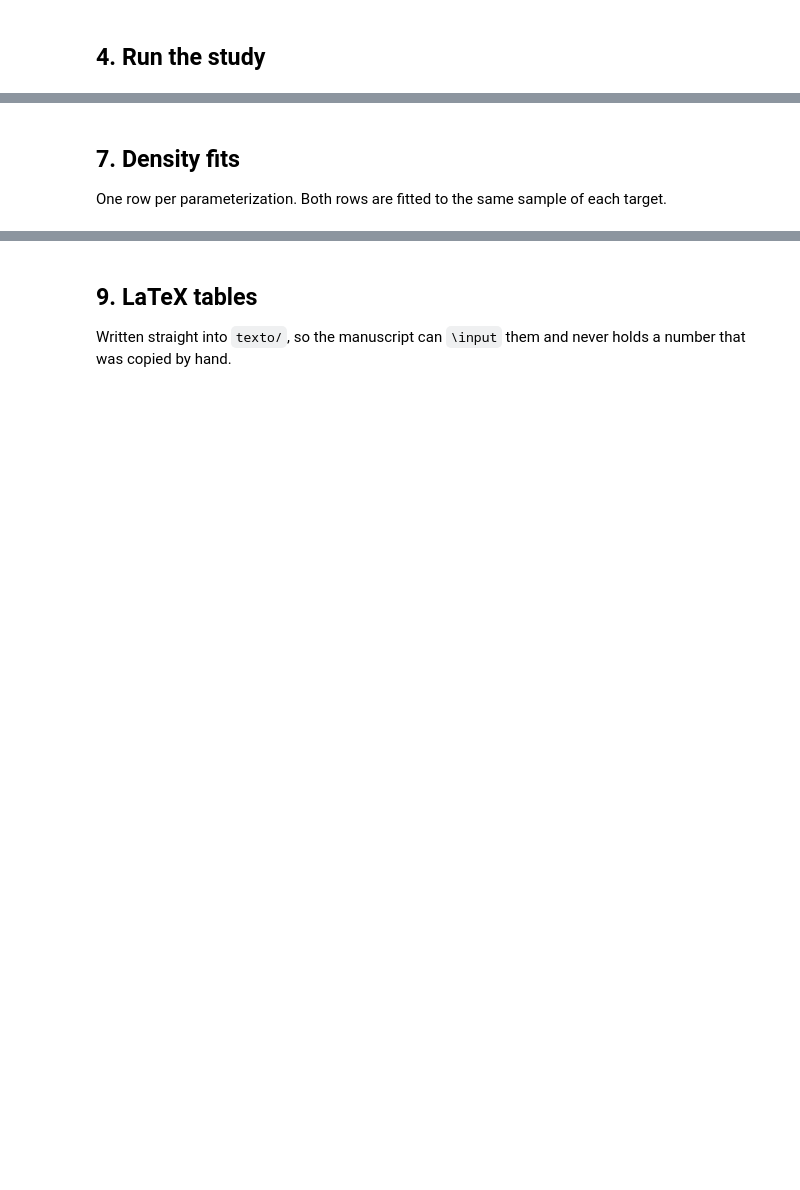
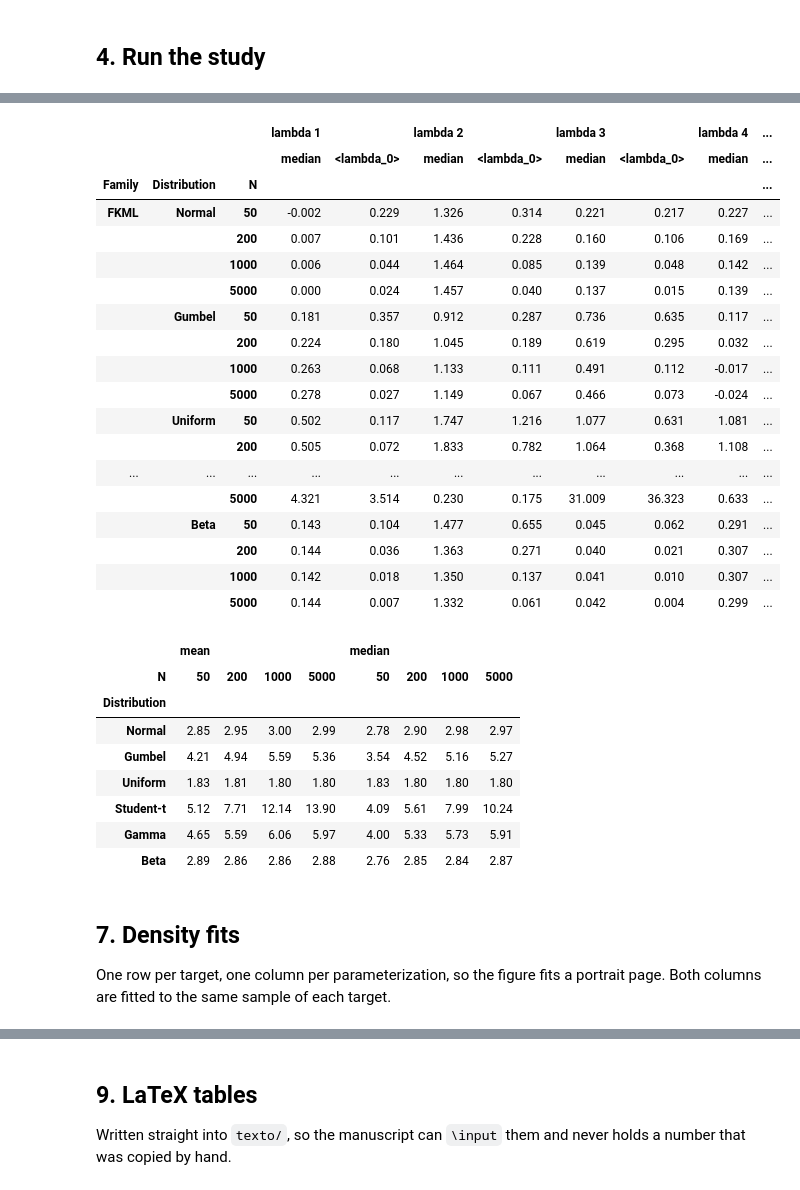
Before and after one commit to Pesquisa-UFCAT/pyGLAM, a Jupyter notebook: 00_pyglam_test.ipynb, the cells around one changed output, grey strips where cells are left out. Drawn from its saved outputs; the diff is of its cells as text; code cells hidden in the pictures; blank space fills up the shorter version.

```diff
--- a/00_pyglam_test.ipynb
+++ b/00_pyglam_test.ipynb
@@ -498,0 +334,32 @@ params.round(3)
+# %%
+def slope_and_r2(x, y):
+    a, b = np.polyfit(x, y, 1)
+    r2   = 1 - ((y - (a * x + b)) ** 2).sum() / ((y - y.mean()) ** 2).sum()
+    return a, r2
+
+
+boot_rng = np.random.default_rng(base_seed)
+rates = []
+for family in families:
+    for name in targets:
+        cell = good[(good['Family'] == family) & (good['Distribution'] == name)]
+        ks_by_n = [cell.loc[cell['N'] == n, 'KS'].to_numpy() for n in sizes]
+        x = np.log(np.asarray(sizes, dtype=float))
+        y = np.log([np.median(v) for v in ks_by_n])
+        a, r2 = slope_and_r2(x, y)
+
+        # bootstrap: resample the replicates of every N independently, refit the slope
+        med = np.column_stack([np.median(v[boot_rng.integers(0, v.size, (n_boot, v.size))], axis=1)
+                               for v in ks_by_n])
+        ly  = np.log(med)
+        xc  = x - x.mean()
+        boot_slopes = (ly - ly.mean(axis=1, keepdims=True)) @ xc / (xc @ xc)
+        lo, hi = np.percentile(boot_slopes, [2.5, 97.5])
+
+        rates.append({'Family': family, 'Distribution': name, 'slope': a,
+                      'CI low': lo, 'CI high': hi, 'R2': r2,
+                      'regime': 'sampling-limited' if a < -0.45 else
+                                ('mixed' if a < -0.30 else 'structural floor')})
+
+rates = pd.DataFrame(rates)
+rates.round(3)
@@ -499,5 +386,44 @@ params.round(3)
+# %%
+params = (good.groupby(['Family', 'Distribution', 'N'], sort=False)
+              [['lambda 1', 'lambda 2', 'lambda 3', 'lambda 4']]
+              .agg(['median', lambda v: v.quantile(0.75) - v.quantile(0.25)]))
+display(params.round(3))
+
+kurt = (raw[raw['Family'] == 'FKML'].groupby(['Distribution', 'N'], sort=False)['sample kurtosis']
+           .agg(['mean', 'median']).unstack('N'))
+display(kurt.round(2))
+# %% [output]
+|  |  |  | lambda 1 |  | lambda 2 |  | lambda 3 |  | lambda 4 | ... |
+|  |  |  | median | <lambda_0> | median | <lambda_0> | median | <lambda_0> | median | ... |
+| Family | Distribution | N |  |  |  |  |  |  |  | ... |
+| FKML | Normal | 50 | -0.002 | 0.229 | 1.326 | 0.314 | 0.221 | 0.217 | 0.227 | ... |
+|  |  | 200 | 0.007 | 0.101 | 1.436 | 0.228 | 0.160 | 0.106 | 0.169 | ... |
+|  |  | 1000 | 0.006 | 0.044 | 1.464 | 0.085 | 0.139 | 0.048 | 0.142 | ... |
+|  |  | 5000 | 0.000 | 0.024 | 1.457 | 0.040 | 0.137 | 0.015 | 0.139 | ... |
+|  | Gumbel | 50 | 0.181 | 0.357 | 0.912 | 0.287 | 0.736 | 0.635 | 0.117 | ... |
+|  |  | 200 | 0.224 | 0.180 | 1.045 | 0.189 | 0.619 | 0.295 | 0.032 | ... |
+|  |  | 1000 | 0.263 | 0.068 | 1.133 | 0.111 | 0.491 | 0.112 | -0.017 | ... |
+|  |  | 5000 | 0.278 | 0.027 | 1.149 | 0.067 | 0.466 | 0.073 | -0.024 | ... |
+|  | Uniform | 50 | 0.502 | 0.117 | 1.747 | 1.216 | 1.077 | 0.631 | 1.081 | ... |
+|  |  | 200 | 0.505 | 0.072 | 1.833 | 0.782 | 1.064 | 0.368 | 1.108 | ... |
+| ... | ... | ... | ... | ... | ... | ... | ... | ... | ... | ... |
+|  |  | 5000 | 4.321 | 3.514 | 0.230 | 0.175 | 31.009 | 36.323 | 0.633 | ... |
+|  | Beta | 50 | 0.143 | 0.104 | 1.477 | 0.655 | 0.045 | 0.062 | 0.291 | ... |
+|  |  | 200 | 0.144 | 0.036 | 1.363 | 0.271 | 0.040 | 0.021 | 0.307 | ... |
+|  |  | 1000 | 0.142 | 0.018 | 1.350 | 0.137 | 0.041 | 0.010 | 0.307 | ... |
+|  |  | 5000 | 0.144 | 0.007 | 1.332 | 0.061 | 0.042 | 0.004 | 0.299 | ... |
+|  | mean |  |  |  | median |  |  |  |
+| N | 50 | 200 | 1000 | 5000 | 50 | 200 | 1000 | 5000 |
+| Distribution |  |  |  |  |  |  |  |  |
+| Normal | 2.85 | 2.95 | 3.00 | 2.99 | 2.78 | 2.90 | 2.98 | 2.97 |
+| Gumbel | 4.21 | 4.94 | 5.59 | 5.36 | 3.54 | 4.52 | 5.16 | 5.27 |
+| Uniform | 1.83 | 1.81 | 1.80 | 1.80 | 1.83 | 1.80 | 1.80 | 1.80 |
+| Student-t | 5.12 | 7.71 | 12.14 | 13.90 | 4.09 | 5.61 | 7.99 | 10.24 |
+| Gamma | 4.65 | 5.59 | 6.06 | 5.97 | 4.00 | 5.33 | 5.73 | 5.91 |
+| Beta | 2.89 | 2.86 | 2.86 | 2.88 | 2.76 | 2.85 | 2.84 | 2.87 |
 # %% [markdown]
 ## **7. Density fits**
 
-One row per parameterization. Both rows are fitted to the same sample of each target.
+One row per target, one column per parameterization, so the figure fits a portrait page. Both
+columns are fitted to the same sample of each target.
 # %%
```
Also changed, not shown: parts of 32 cells of this notebook, 18 other files.
